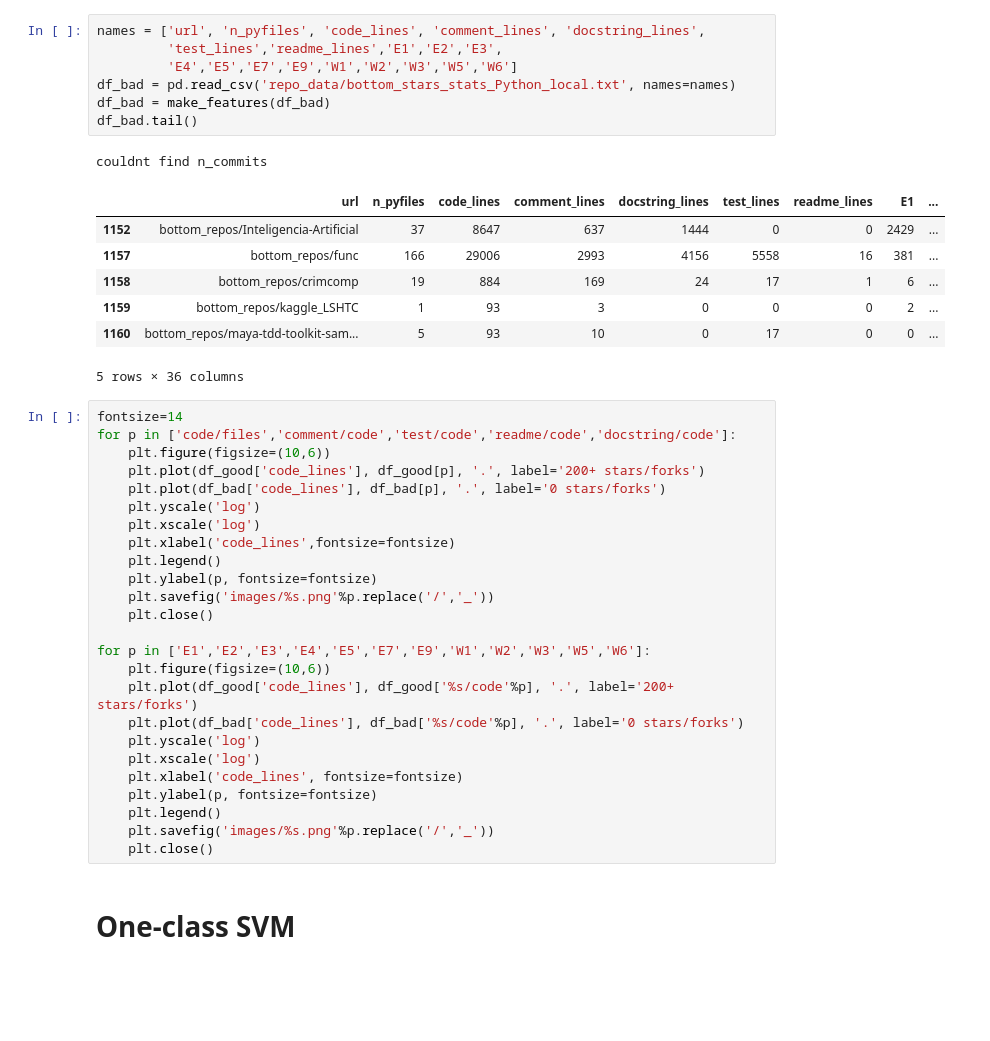
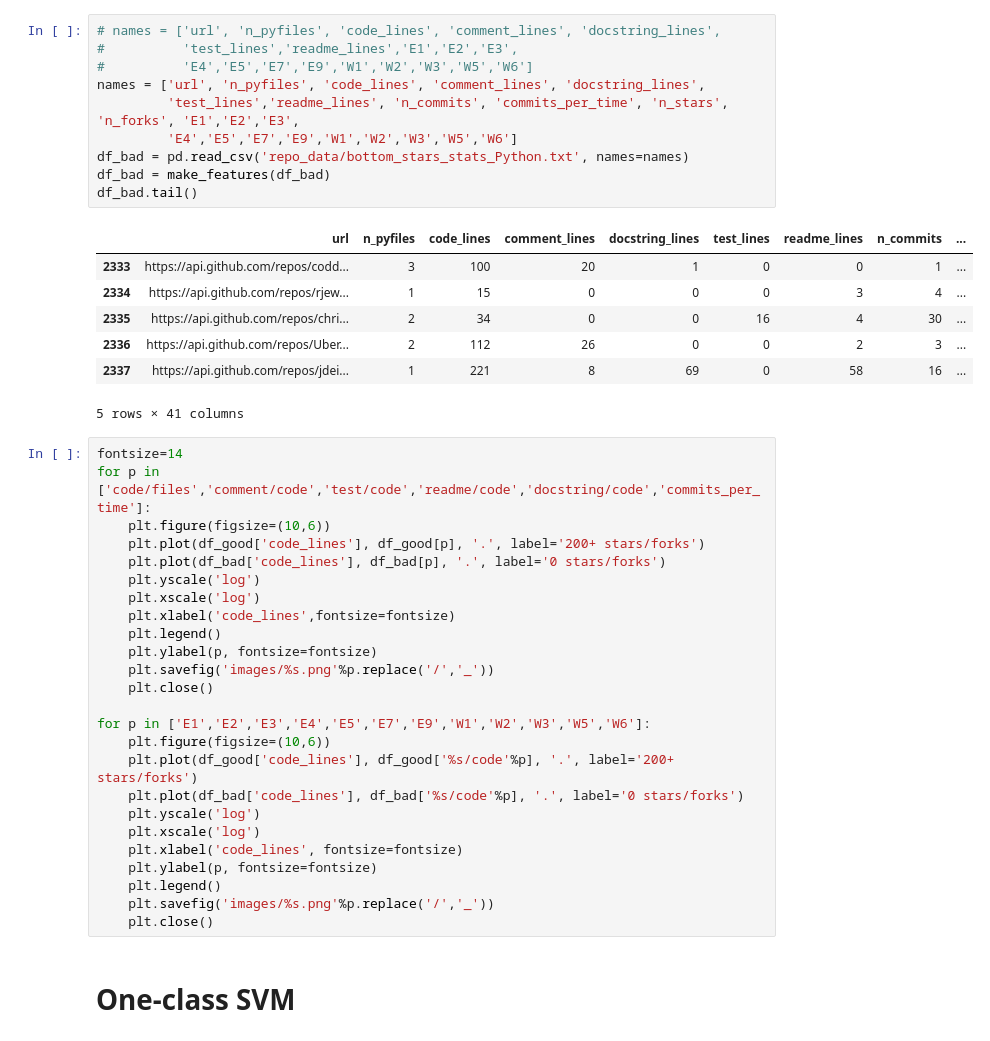
Before and after one commit to silburt/git-screened, a Jupyter notebook: Modeling.ipynb, the cells around one changed output. Saved outputs shown, nothing was run; the diff lists cells and outputs as text; blank space fills up the shorter version.

```diff
--- a/Modeling.ipynb
+++ b/Modeling.ipynb
@@ -37,24 +47,26 @@ df_good.tail()
 | 2242 | https://api.github.com/repos/ckan... | 561 | 105616 | 5553 | 1716 | 47695 | 60 | 30 | ... |
 5 rows × 41 columns
 # %%
+# names = ['url', 'n_pyfiles', 'code_lines', 'comment_lines', 'docstring_lines',
+#          'test_lines','readme_lines','E1','E2','E3',
+#          'E4','E5','E7','E9','W1','W2','W3','W5','W6']
 names = ['url', 'n_pyfiles', 'code_lines', 'comment_lines', 'docstring_lines',
-         'test_lines','readme_lines','E1','E2','E3',
+         'test_lines','readme_lines', 'n_commits', 'commits_per_time', 'n_stars', 'n_forks', 'E1','E2','E3',
          'E4','E5','E7','E9','W1','W2','W3','W5','W6']
-df_bad = pd.read_csv('repo_data/bottom_stars_stats_Python_local.txt', names=names)
+df_bad = pd.read_csv('repo_data/bottom_stars_stats_Python.txt', names=names)
 df_bad = make_features(df_bad)
 df_bad.tail()
 # %% [output]
+|  | url | n_pyfiles | code_lines | comment_lines | docstring_lines | test_lines | readme_lines | n_commits | ... |
+| 2333 | https://api.github.com/repos/codd... | 3 | 100 | 20 | 1 | 0 | 0 | 1 | ... |
+| 2334 | https://api.github.com/repos/rjew... | 1 | 15 | 0 | 0 | 0 | 3 | 4 | ... |
+| 2335 | https://api.github.com/repos/chri... | 2 | 34 | 0 | 0 | 16 | 4 | 30 | ... |
+| 2336 | https://api.github.com/repos/Uber... | 2 | 112 | 26 | 0 | 0 | 2 | 3 | ... |
+| 2337 | https://api.github.com/repos/jdei... | 1 | 221 | 8 | 69 | 0 | 58 | 16 | ... |
-couldnt find n_commits
+5 rows × 41 columns
-|  | url | n_pyfiles | code_lines | comment_lines | docstring_lines | test_lines | readme_lines | E1 | ... |
-| 1152 | bottom_repos/Inteligencia-Artificial | 37 | 8647 | 637 | 1444 | 0 | 0 | 2429 | ... |
-| 1157 | bottom_repos/func | 166 | 29006 | 2993 | 4156 | 5558 | 16 | 381 | ... |
-| 1158 | bottom_repos/crimcomp | 19 | 884 | 169 | 24 | 17 | 1 | 6 | ... |
-| 1159 | bottom_repos/kaggle_LSHTC | 1 | 93 | 3 | 0 | 0 | 0 | 2 | ... |
-| 1160 | bottom_repos/maya-tdd-toolkit-sam... | 5 | 93 | 10 | 0 | 17 | 0 | 0 | ... |
-5 rows × 36 columns
 # %%
 fontsize=14
-for p in ['code/files','comment/code','test/code','readme/code','docstring/code']:
+for p in ['code/files','comment/code','test/code','readme/code','docstring/code','commits_per_time']:
     plt.figure(figsize=(10,6))
     plt.plot(df_good['code_lines'], df_good[p], '.', label='200+ stars/forks')
     plt.plot(df_bad['code_lines'], df_bad[p], '.', label='0 stars/forks')
```
Also changed, not shown: parts of 14 cells of this notebook, 8 other files.
